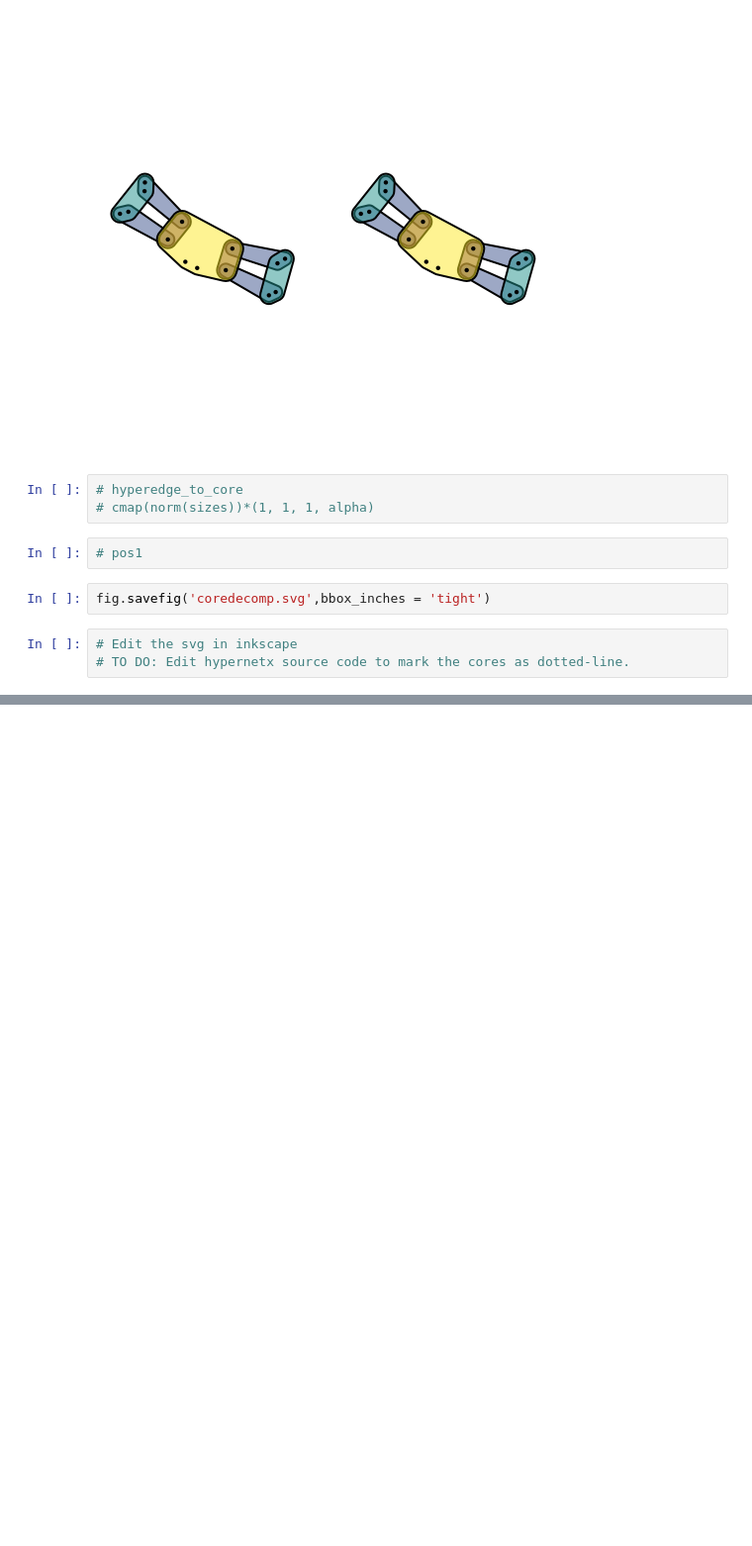
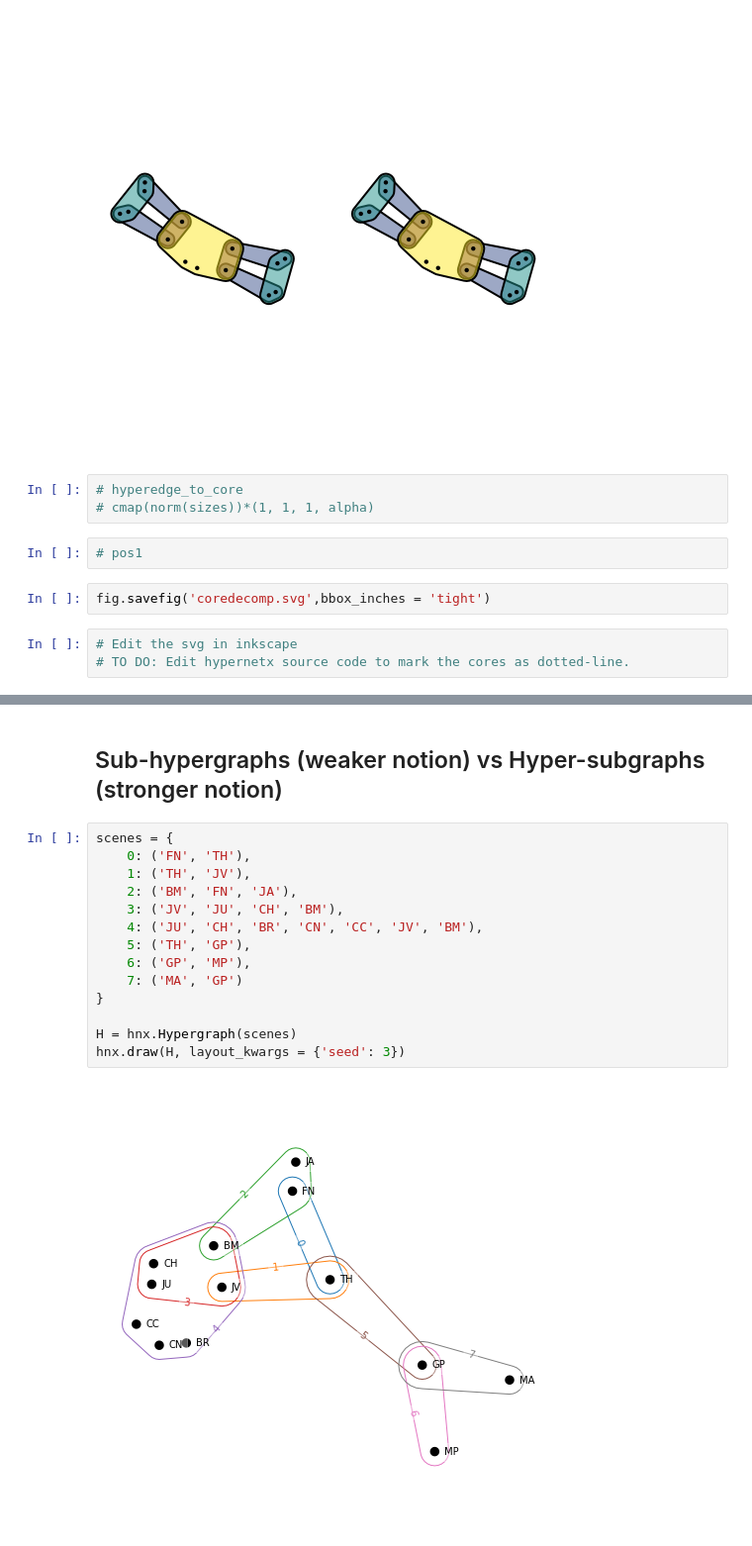
Before and after one commit to bishwamittra/scripts_hg-core-decomposition, a Jupyter notebook: Core_visualisation.ipynb, the cells around one changed output, grey strips where cells are left out. Shown at 99% size. Drawn from its saved outputs; the diff is of its cells as text; blank space fills up the shorter version.

```diff
--- a/Core_visualisation.ipynb
+++ b/Core_visualisation.ipynb
@@ -69,0 +81,19 @@ fig.savefig('coredecomp.svg',bbox_inches = 'tight')
+# %% [markdown]
+Sub-hypergraphs (weaker notion) vs Hyper-subgraphs (stronger notion)
+----------------
+# %%
+scenes = {
+    0: ('FN', 'TH'),
+    1: ('TH', 'JV'),
+    2: ('BM', 'FN', 'JA'),
+    3: ('JV', 'JU', 'CH', 'BM'),
+    4: ('JU', 'CH', 'BR', 'CN', 'CC', 'JV', 'BM'),
+    5: ('TH', 'GP'),
+    6: ('GP', 'MP'),
+    7: ('MA', 'GP')
+}
+
+H = hnx.Hypergraph(scenes)
+hnx.draw(H, layout_kwargs = {'seed': 3})
+# %% [output]
+[figure, added]
```
Also changed, not shown: parts of 4 cells of this notebook, 2 other files.
